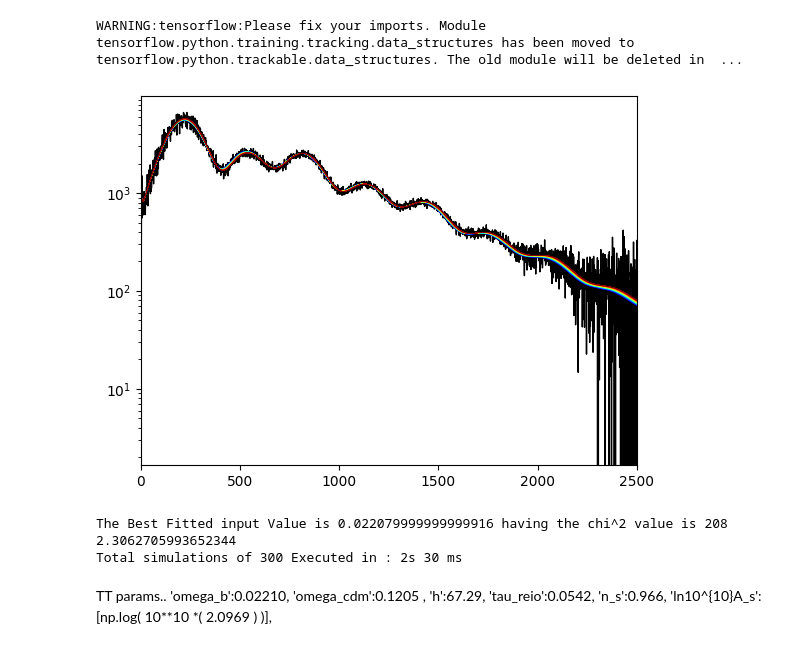
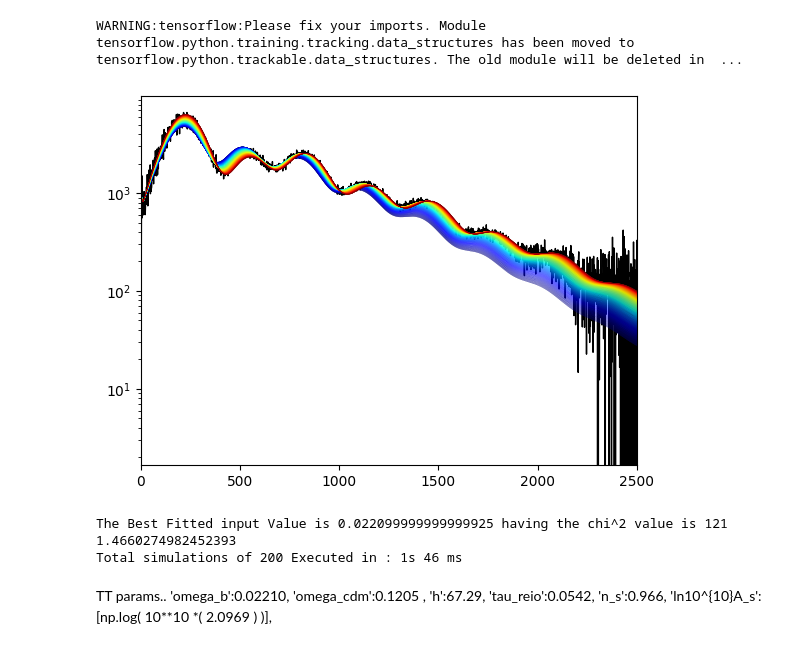
Before and after one commit to arjun-pandi/project_cosmology, a Jupyter notebook: Planks/Single parameter finding.ipynb, the cells around one changed output. Cells and saved outputs as stored; diff of their text form; code cells hidden in the pictures.

```diff
--- a/Planks/Single parameter finding.ipynb
+++ b/Planks/Single parameter finding.ipynb
@@ -219,7 +219,7 @@ start_time = time.time() #time calculation
 
 pred_arr = [] #array of prediction [[],[],[]......]
 chi2_arr = [] #array of chi2 values[,,,,,...]
-input_range = np.arange(0.02,0.023,0.00001) #range
+input_range = np.arange(0.01,0.03,0.0001) #range
 
 for val in input_range:
     #params for cosmopower
@@ -268,37 +268,37 @@ if DATA == 'TT':
         plt.plot(el,pred_arr[ii], color =  color_arr[ii], lw=0.2)
 elif DATA == 'TE':
     plt.subplot(111)
     plt.xlim(0,1995)
     plt.plot(el_te,Dl_TE, color= 'black', lw =1)
     for ii in range(len(input_range)):
         plt.plot(el_te,pred_arr[ii], color =  color_arr[ii], lw=0.2)
 elif DATA == 'EE':
     plt.subplot(111)
     plt.xlim(0,1995)
     plt.plot(el_te,Dl_EE, color= 'black', lw =1)
     for ii in range(len(input_range)):
         plt.plot(el_te,pred_arr[ii], color =  color_arr[ii], lw=0.2)
 else :
     print('Check DATA Input')
 
 
 plt.show()
 
 #finding the input value for the  minimum chi2 value
 min_chi2 = np.argmin(chi2_arr) #position of minimum chi2
 vals = input_range[min_chi2] #finding Input value of minimum chi2
 total_values = np.shape(input_range)[0]# Number of values
 
 print('The Best Fitted input Value is', vals,'having the chi^2 value is',min_chi2 )
 end_time = time.time() #time calculation
 print(end_time - start_time)
 tim = time_hr(end_time - start_time) # finding time for excution
 print( 'Total simulations of',total_values,'Executed in :',tim)
 # %% [output]
-[figure, old version]
+[figure, new version]
-The Best Fitted input Value is 0.022079999999999916 having the chi^2 value is 208
-2.3062705993652344
-Total simulations of 300 Executed in : 2s 30 ms
+The Best Fitted input Value is 0.022099999999999925 having the chi^2 value is 121
+1.4660274982452393
+Total simulations of 200 Executed in : 1s 46 ms
 # %% [markdown]
 TT params..
 'omega_b':0.02210,
```
Also changed, not shown: 5 other files.
